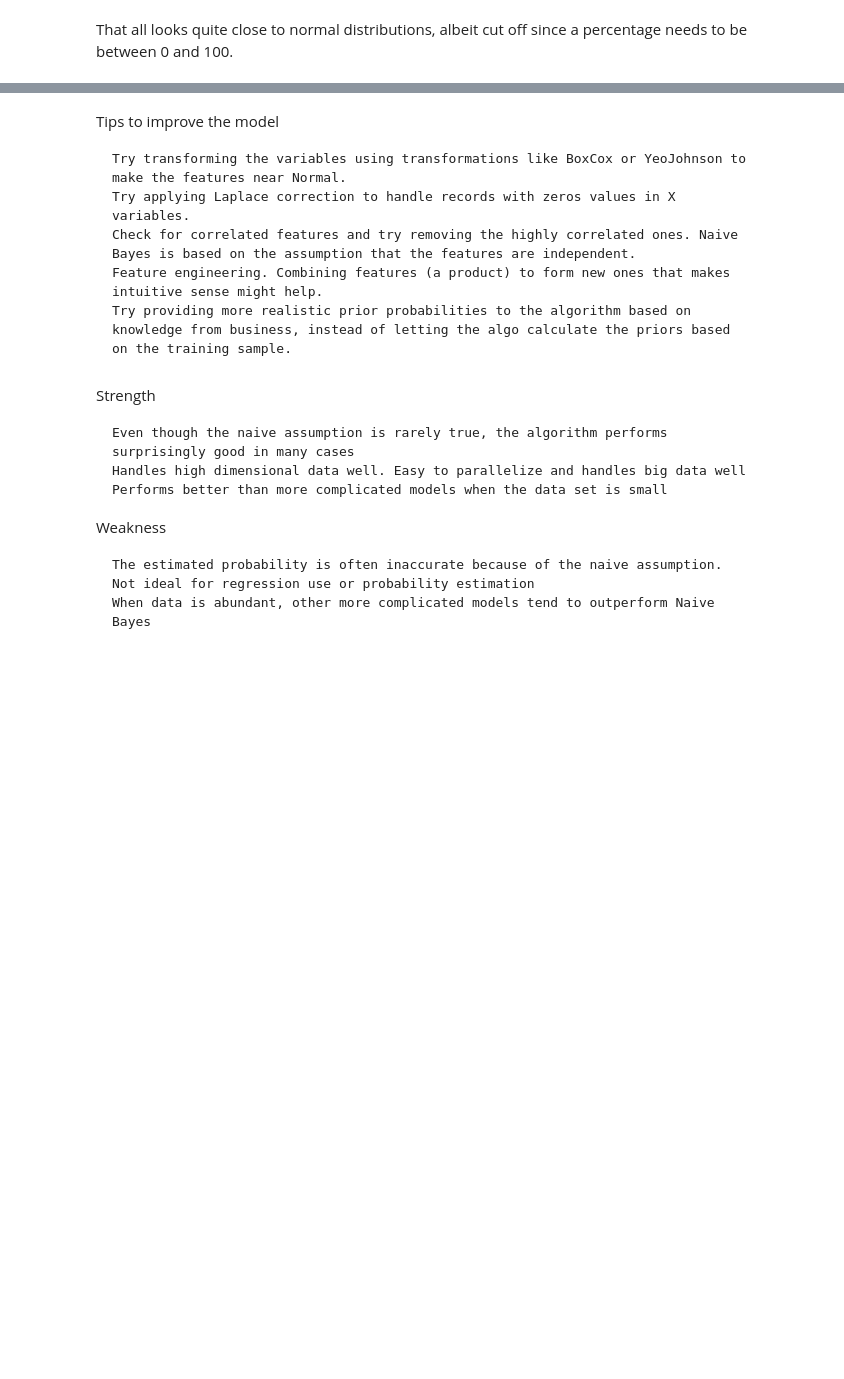
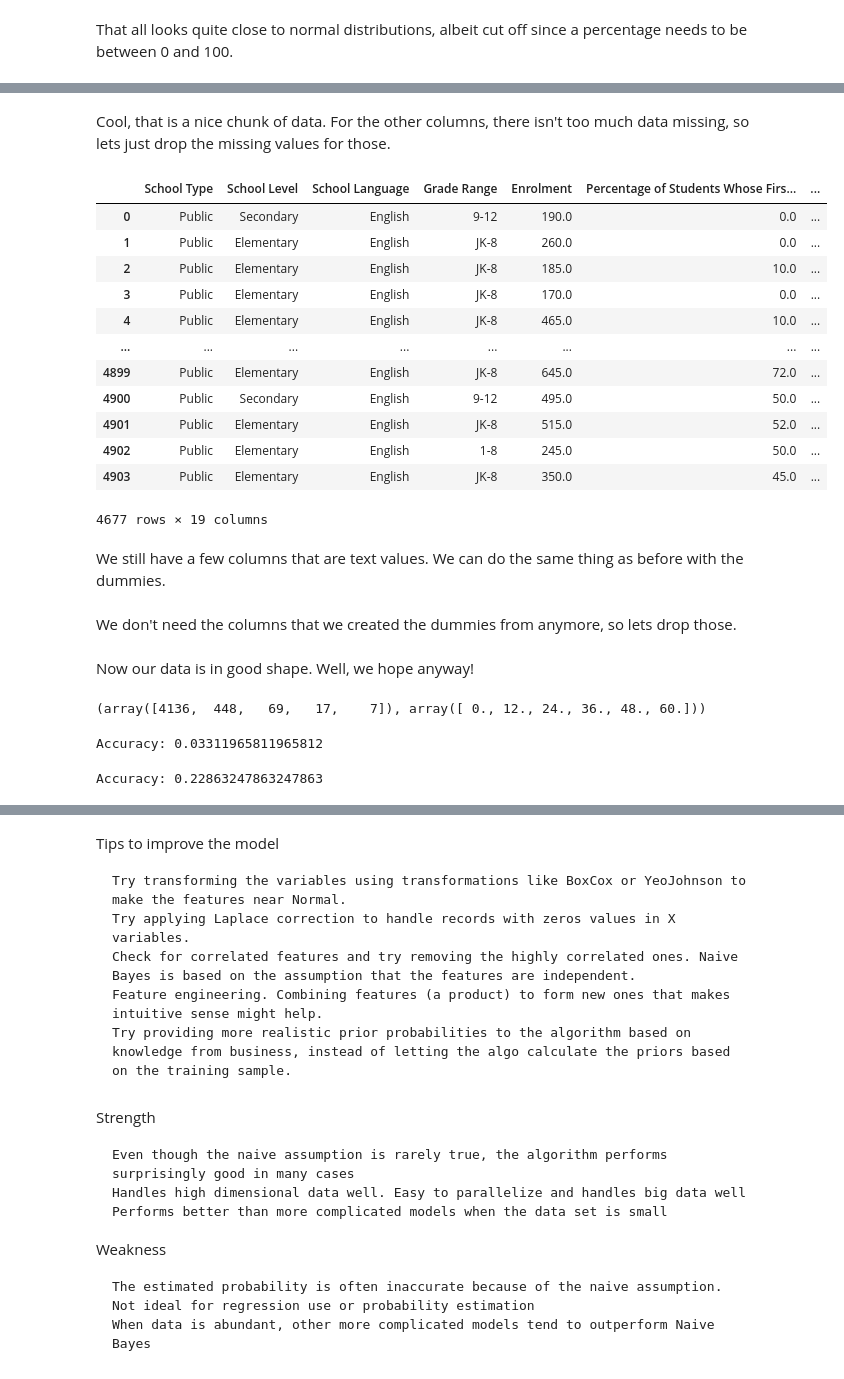
Before and after one commit to uOttawa-IT-Research-teaching/ML_naive_bayes, a Jupyter notebook: bayes.ipynb, the cells around one changed output, grey strips where cells are left out. Cells and saved outputs as stored; diff of their text form; code cells hidden in the pictures; blank space fills up the shorter version.

```diff
--- a/bayes.ipynb
+++ b/bayes.ipynb
@@ -515,6 +531,3 @@ res
 # %%
-import matplotlib.pyplot as plt
-x = list(range(0,100))
-plt.plot(x, 45000*scipy.stats.norm.pdf(x, res[0], res[1]))
-schools["Percentage of Grade 6 Students Achieving the Provincial Standard in Reading"].hist()
-plt.show()
+missingdatafiller = pd.DataFrame(scipy.stats.truncnorm((0 - mu) / sigma, (100 - mu) / sigma, loc = res[0][1], scale=res[0][2]).rvs(len(schools)), columns=["Percentage of Grade 6 Students Achieving the Provincial Standard in Reading"])
+schools = schools.fillna(missingdatafiller)
@@ -639,0 +594,21 @@ Accuracy: 0.19708029197080293
+# %% [markdown]
+Cool, that is a nice chunk of data. For the other columns, there isn't too much data missing, so lets just drop the missing values for those.
+# %%
+schools = schools.dropna()
+schools
+# %% [output]
+|  | School Type | School Level | School Language | Grade Range | Enrolment | Percentage of Students Whose Firs... | ... |
+| 0 | Public | Secondary | English | 9-12 | 190.0 | 0.0 | ... |
+| 1 | Public | Elementary | English | JK-8 | 260.0 | 0.0 | ... |
+| 2 | Public | Elementary | English | JK-8 | 185.0 | 10.0 | ... |
+| 3 | Public | Elementary | English | JK-8 | 170.0 | 0.0 | ... |
+| 4 | Public | Elementary | English | JK-8 | 465.0 | 10.0 | ... |
+| ... | ... | ... | ... | ... | ... | ... | ... |
+| 4899 | Public | Elementary | English | JK-8 | 645.0 | 72.0 | ... |
+| 4900 | Public | Secondary | English | 9-12 | 495.0 | 50.0 | ... |
+| 4901 | Public | Elementary | English | JK-8 | 515.0 | 52.0 | ... |
+| 4902 | Public | Elementary | English | 1-8 | 245.0 | 50.0 | ... |
+| 4903 | Public | Elementary | English | JK-8 | 350.0 | 45.0 | ... |
+4677 rows × 19 columns
+# %% [markdown]
+We still have a few columns that are text values. We can do the same thing as before with the dummies.
@@ -639,0 +624,2 @@ Accuracy: 0.19708029197080293
+# %% [markdown]
+We don't need the columns that we created the dummies from anymore, so lets drop those.
@@ -639,0 +628,44 @@ Accuracy: 0.19708029197080293
+# %% [markdown]
+Now our data is in good shape. Well, we hope anyway!
+# %%
+np.histogram(schools["Percentage of Students Whose Parents Have No Degree, Diploma or Certificate"], bins=5)
+# %% [output]
+(array([4136,  448,   69,   17,    7]), array([ 0., 12., 24., 36., 48., 60.]))
+# %%
+X = schools.drop("Percentage of Students Whose Parents Have No Degree, Diploma or Certificate", axis=1)
+y = schools["Percentage of Students Whose Parents Have No Degree, Diploma or Certificate"]
+
+# Split the data into training and testing sets
+X_train, X_test, y_train, y_test = train_test_split(X, y, test_size=0.2, random_state=42)
+
+# Train a Gaussian Naive Bayes classifier
+gnb = GaussianNB()
+gnb.fit(X_train, y_train)
+
+# Make predictions on the test set
+y_pred = gnb.predict(X_test)
+
+# Evaluate the performance of the classifier
+accuracy = accuracy_score(y_test, y_pred)
+print("Accuracy:", accuracy)
+# %% [output]
+Accuracy: 0.03311965811965812
+# %%
+X = schools.drop("Percentage of Students Whose Parents Have No Degree, Diploma or Certificate", axis=1)
+y = np.floor(schools["Percentage of Students Whose Parents Have No Degree, Diploma or Certificate"] / 20)
+
+# Split the data into training and testing sets
+X_train, X_test, y_train, y_test = train_test_split(X, y, test_size=0.2, random_state=42)
+
+# Train a Gaussian Naive Bayes classifier
+gnb = GaussianNB()
+gnb.fit(X_train, y_train)
+
+# Make predictions on the test set
+y_pred = gnb.predict(X_test)
+
+# Evaluate the performance of the classifier
+accuracy = accuracy_score(y_test, y_pred)
+print("Accuracy:", accuracy)
+# %% [output]
+Accuracy: 0.22863247863247863
```
Also changed, not shown: parts of 43 cells of this notebook.
